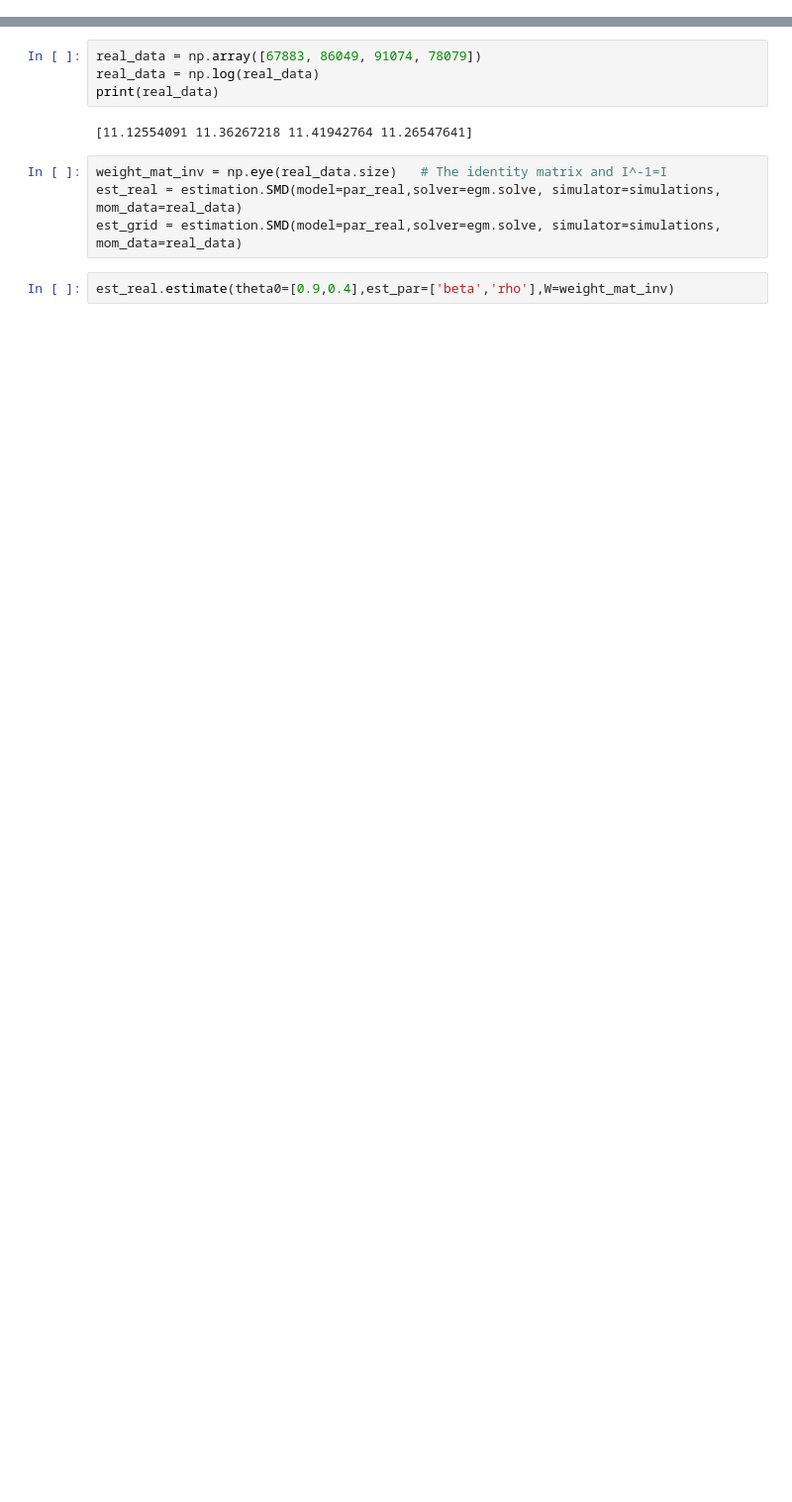
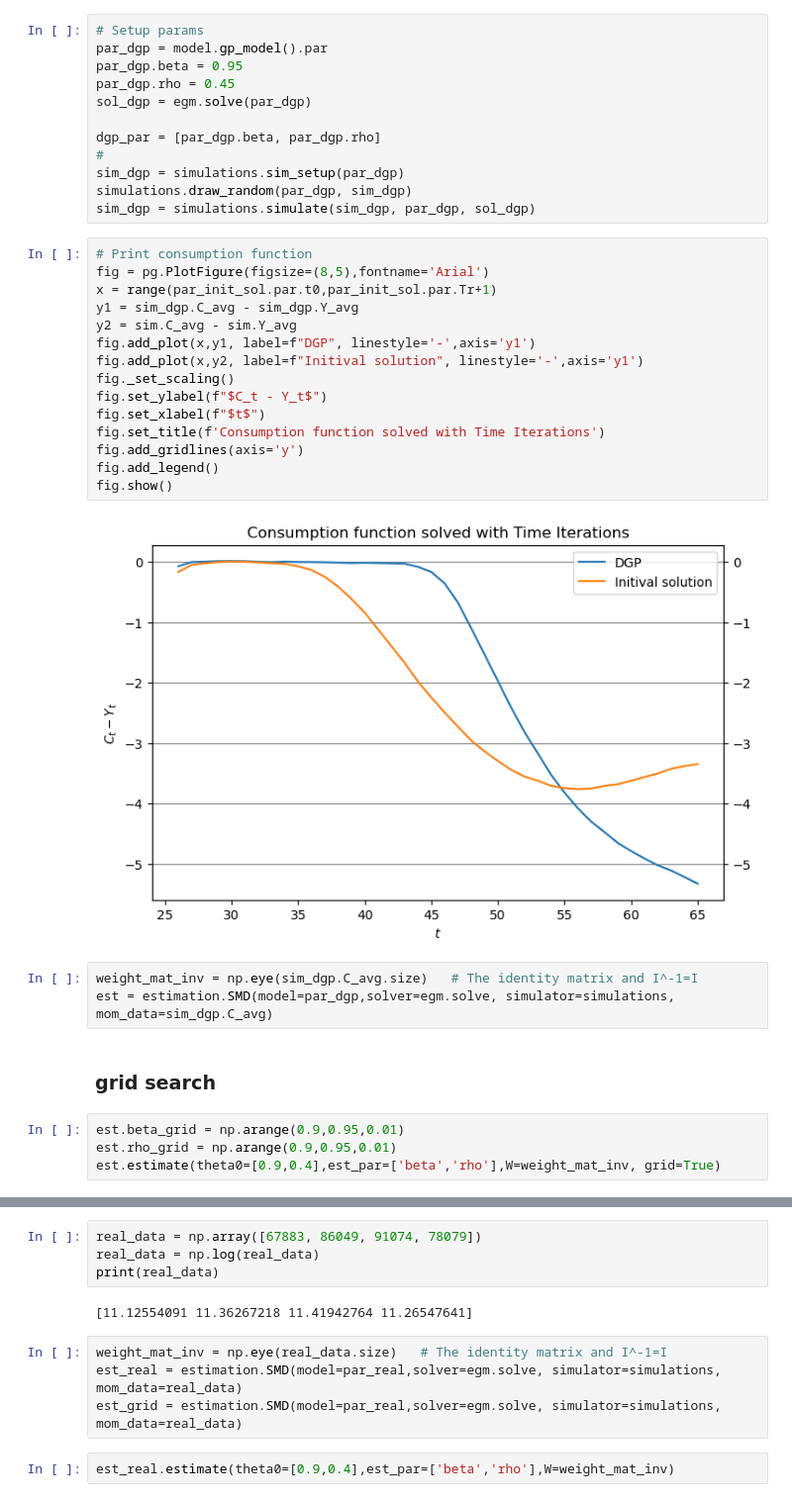
Before and after one commit to AsFyhn/DP-life-cycle, a Jupyter notebook: Run_all.ipynb, the cells around one changed output, grey strips where cells are left out. Shown at 99% size. Drawn from its saved outputs; the diff is of its cells as text; blank space fills up the shorter version.

```diff
--- a/Run_all.ipynb
+++ b/Run_all.ipynb
@@ -165,0 +79,38 @@ sim_real = simulations.simulate(sim_real, par_real, sol_real)
+# %%
+# Setup params
+par_dgp = model.gp_model().par
+par_dgp.beta = 0.95
+par_dgp.rho = 0.45
+sol_dgp = egm.solve(par_dgp)
+
+dgp_par = [par_dgp.beta, par_dgp.rho]
+#
+sim_dgp = simulations.sim_setup(par_dgp)
+simulations.draw_random(par_dgp, sim_dgp)
+sim_dgp = simulations.simulate(sim_dgp, par_dgp, sol_dgp)
+# %%
+# Print consumption function
+fig = pg.PlotFigure(figsize=(8,5),fontname='Arial')
+x = range(par_init_sol.par.t0,par_init_sol.par.Tr+1)
+y1 = sim_dgp.C_avg - sim_dgp.Y_avg
+y2 = sim.C_avg - sim.Y_avg
+fig.add_plot(x,y1, label=f"DGP", linestyle='-',axis='y1')
+fig.add_plot(x,y2, label=f"Initival solution", linestyle='-',axis='y1')
+fig._set_scaling()
+fig.set_ylabel(f"$C_t - Y_t$")
+fig.set_xlabel(f"$t$")
+fig.set_title(f'Consumption function solved with Time Iterations')
+fig.add_gridlines(axis='y')
+fig.add_legend()
+fig.show()
+# %% [output]
+[figure, added]
+# %%
+weight_mat_inv = np.eye(sim_dgp.C_avg.size)   # The identity matrix and I^-1=I
+est = estimation.SMD(model=par_dgp,solver=egm.solve, simulator=simulations, mom_data=sim_dgp.C_avg)
+# %% [markdown]
+### grid search
+# %%
+est.beta_grid = np.arange(0.9,0.95,0.01)
+est.rho_grid = np.arange(0.9,0.95,0.01)
+est.estimate(theta0=[0.9,0.4],est_par=['beta','rho'],W=weight_mat_inv, grid=True)
```
Also changed, not shown: parts of 60 cells of this notebook, 5 other files.
